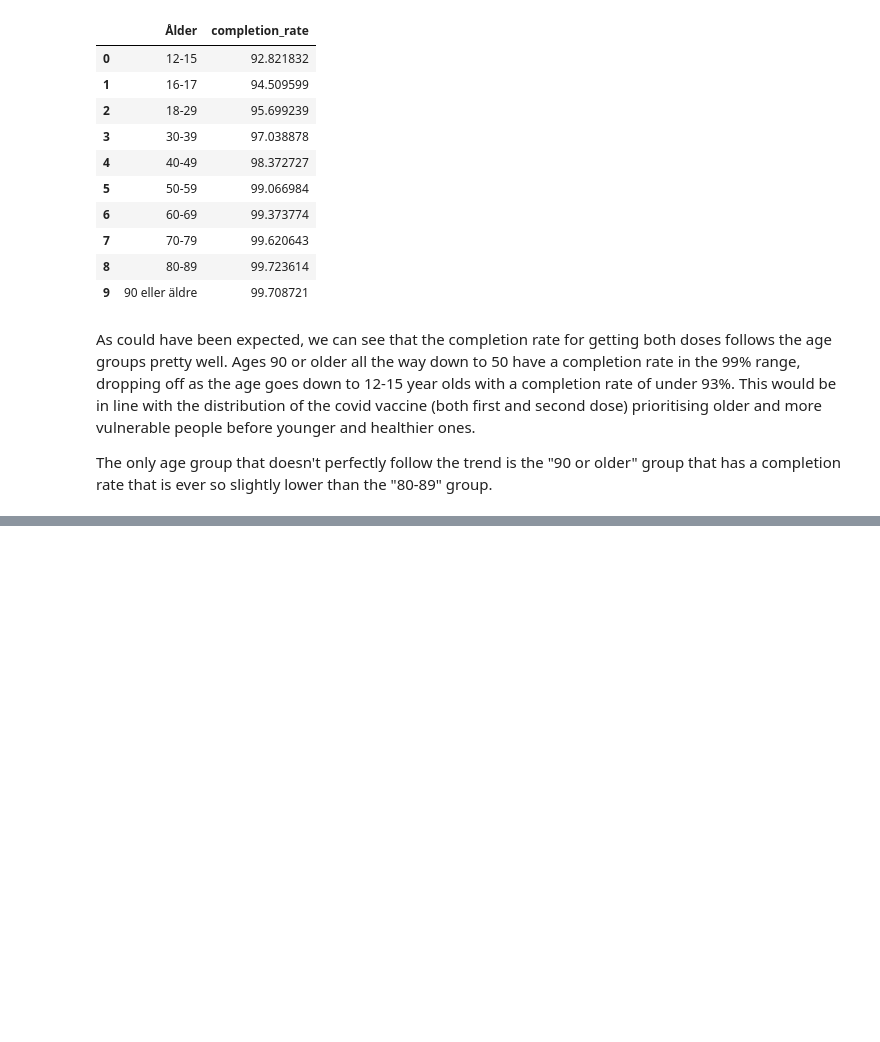
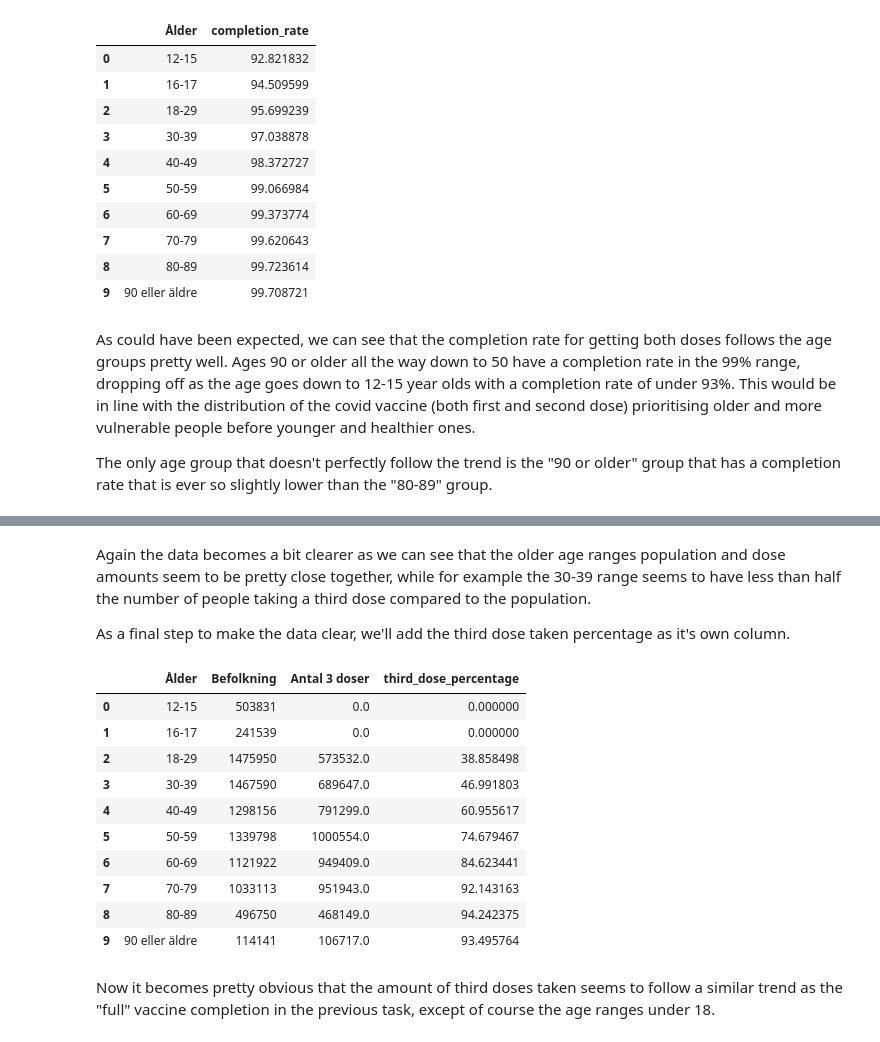
Before and after one commit to Janandersov/Databehandling-Jan-Anders-Overgard, a Jupyter notebook: Labs/Lab 1/Task 3.ipynb, the cells around one changed output, grey strips where cells are left out. Drawn from its saved outputs; the diff is of its cells as text; code cells hidden in the pictures; blank space fills up the shorter version.

```diff
--- a/Labs/Lab 1/Task 3.ipynb
+++ b/Labs/Lab 1/Task 3.ipynb
@@ -160,0 +217,2 @@ mean_completion_rates_bar.write_html("./Visualisations/Task_3_plotly_mean_comple
+# %%
+number_of_third_doses_with_pop = vaccine_data.groupby("Ålder")[["Befolkning", "Antal 3 doser"]].sum().reset_index()
@@ -160,0 +233,23 @@ mean_completion_rates_bar.write_html("./Visualisations/Task_3_plotly_mean_comple
+# %% [markdown]
+Again the data becomes a bit clearer as we can see that the older age ranges population and dose amounts seem to be pretty close together, while for example the 30-39 range seems to have less than half the number of people taking a third dose compared to the population.
+
+As a final step to make the data clear, we'll add the third dose taken percentage as it's own column.
+# %%
+number_of_third_doses_with_pop["third_dose_percentage"] = (number_of_third_doses_with_pop["Antal 3 doser"] /
+                                         number_of_third_doses_with_pop["Befolkning"]) * 100
+# %%
+number_of_third_doses_with_pop
+# %% [output]
+|  | Ålder | Befolkning | Antal 3 doser | third_dose_percentage |
+| 0 | 12-15 | 503831 | 0.0 | 0.000000 |
+| 1 | 16-17 | 241539 | 0.0 | 0.000000 |
+| 2 | 18-29 | 1475950 | 573532.0 | 38.858498 |
+| 3 | 30-39 | 1467590 | 689647.0 | 46.991803 |
+| 4 | 40-49 | 1298156 | 791299.0 | 60.955617 |
+| 5 | 50-59 | 1339798 | 1000554.0 | 74.679467 |
+| 6 | 60-69 | 1121922 | 949409.0 | 84.623441 |
+| 7 | 70-79 | 1033113 | 951943.0 | 92.143163 |
+| 8 | 80-89 | 496750 | 468149.0 | 94.242375 |
+| 9 | 90 eller äldre | 114141 | 106717.0 | 93.495764 |
+# %% [markdown]
+Now it becomes pretty obvious that the amount of third doses taken seems to follow a similar trend as the "full" vaccine completion in the previous task, except of course the age ranges under 18.
```
Also changed, not shown: parts of 12 cells of this notebook, 2 other files.
